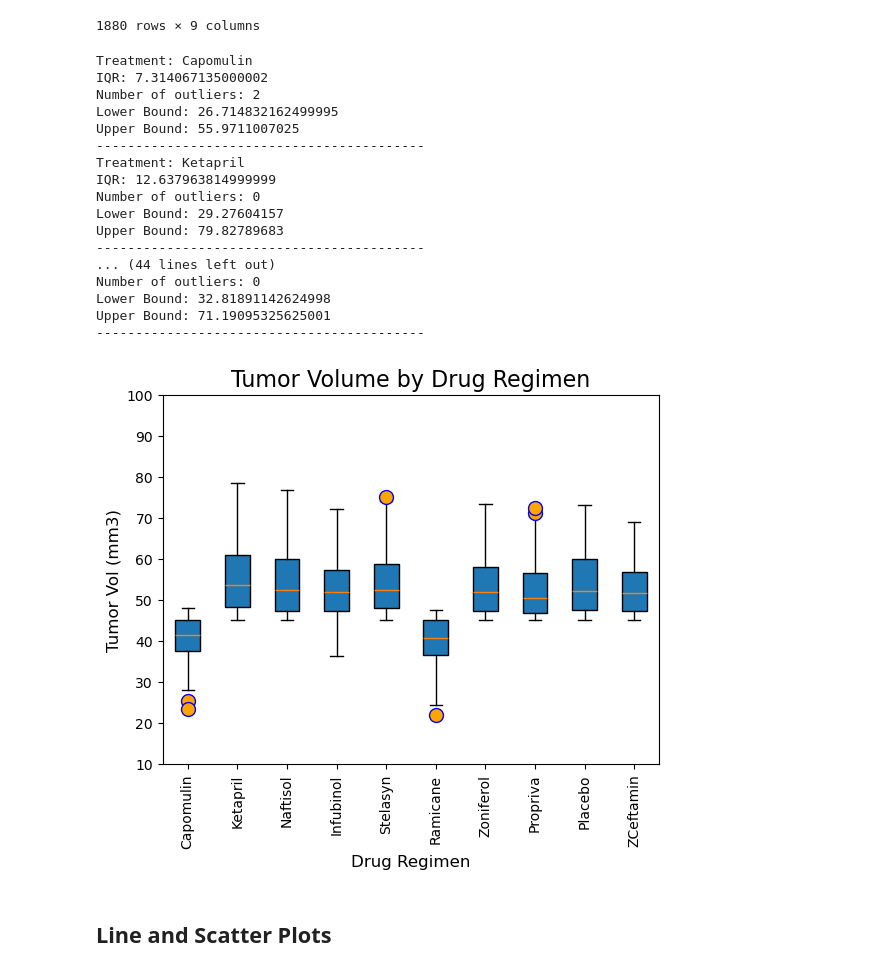
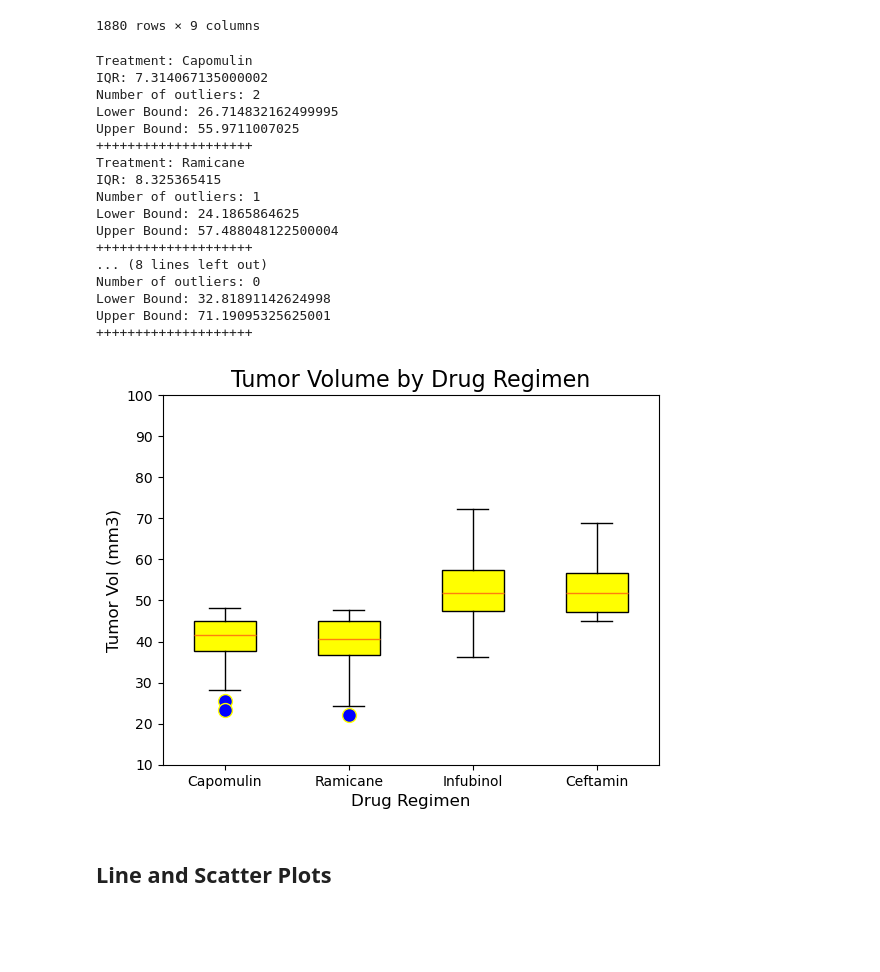
Before and after one commit to Ewall24/pymaceuticals, a Jupyter notebook: pymaceuticals.ipynb, the cells around one changed output. Cells and saved outputs as stored; diff of their text form; code cells hidden in the pictures; blank space fills up the shorter version.

```diff
--- a/pymaceuticals.ipynb
+++ b/pymaceuticals.ipynb
@@ -281,8 +273,7 @@ final_timepoint_df
 1880 rows × 9 columns
 # %%
 # Put treatments into a list for for loop (and later for plot labels)
-
-drug_treatments_list = final_timepoint_df['Drug Regimen'].unique().tolist()
+drug_treatments_list = ["Capomulin","Ramicane", "Infubinol","Ceftamin"]
 
 # Create empty list to fill with tumor vol data (for plotting)
 tumor_volume_values = []
@@ -303,7 +294,7 @@ for treatment in drug_treatments_list:
   print(f"Number of outliers: {len(outliers)}")
   print(f"Lower Bound: {(lower_bound)}")
   print(f"Upper Bound: {(upper_bound)}")
-  print("------------------------------------------")
+  print("++++++++++++++++++++")
 
   # Add tumor volume values to the list for plotting
   tumor_volume_values.append(subset['Tumor Volume (mm3)'].values)
@@ -313,40 +304,37 @@ IQR: 7.314067135000002
 Number of outliers: 2
 Lower Bound: 26.714832162499995
 Upper Bound: 55.9711007025
-------------------------------------------
-Treatment: Ketapril
-IQR: 12.637963814999999
-Number of outliers: 0
-Lower Bound: 29.27604157
-Upper Bound: 79.82789683
-------------------------------------------
-... (44 lines left out)
+++++++++++++++++++++
+Treatment: Ramicane
+IQR: 8.325365415
+Number of outliers: 1
+Lower Bound: 24.1865864625
+Upper Bound: 57.488048122500004
+++++++++++++++++++++
+... (8 lines left out)
 Number of outliers: 0
 Lower Bound: 32.81891142624998
 Upper Bound: 71.19095325625001
-------------------------------------------
+++++++++++++++++++++
 # %%
-# Generate a box plot that shows the distrubution of the tumor volume for each treatment group.
+# Generate a box plot that shows the distrubution of the tumor volume for each treatment group
 
 # Show outliers on boxplot for visibility
-outlier_design = dict(marker="o", markerfacecolor="orange", markersize=10, markeredgecolor="blue")
+outlier_design = dict(marker="o", markerfacecolor="blue", markersize=10, markeredgecolor="yellow")
 
 # Create Boxplot
-
-plt.boxplot(tumor_volume_values, widths=0.5, patch_artist=True, flierprops=outlier_design)
+plt.boxplot(tumor_volume_values, widths=0.5, patch_artist=True, boxprops=dict(facecolor="yellow"), flierprops=outlier_design)
 plt.title('Tumor Volume by Drug Regimen', fontsize= 16)
 plt.xlabel('Drug Regimen', fontsize=12)
 plt.ylabel('Tumor Vol (mm3)', fontsize=12)
 
-plt.xticks([1,2,3,4,5,6,7,8,9,10], ['Capomulin', 'Ketapril', 'Naftisol', 'Infubinol',
-                            'Stelasyn', 'Ramicane', 'Zoniferol', 'Propriva',
-                            'Placebo', 'ZCeftamin'], rotation='vertical')
+plt.xticks([1,2,3,4], ['Capomulin', 'Ramicane', 'Infubinol', 'Ceftamin'])
 #plt.xlim(-0.95, len(x_axis)+2)
 plt.ylim(10, 100)
 
 plt.show()
 # %% [output]
-[figure, old version]
+[figure, new version]
 # %% [markdown]
 ## Line and Scatter Plots
 # %%
```
Also changed, not shown: parts of 15 cells of this notebook.
